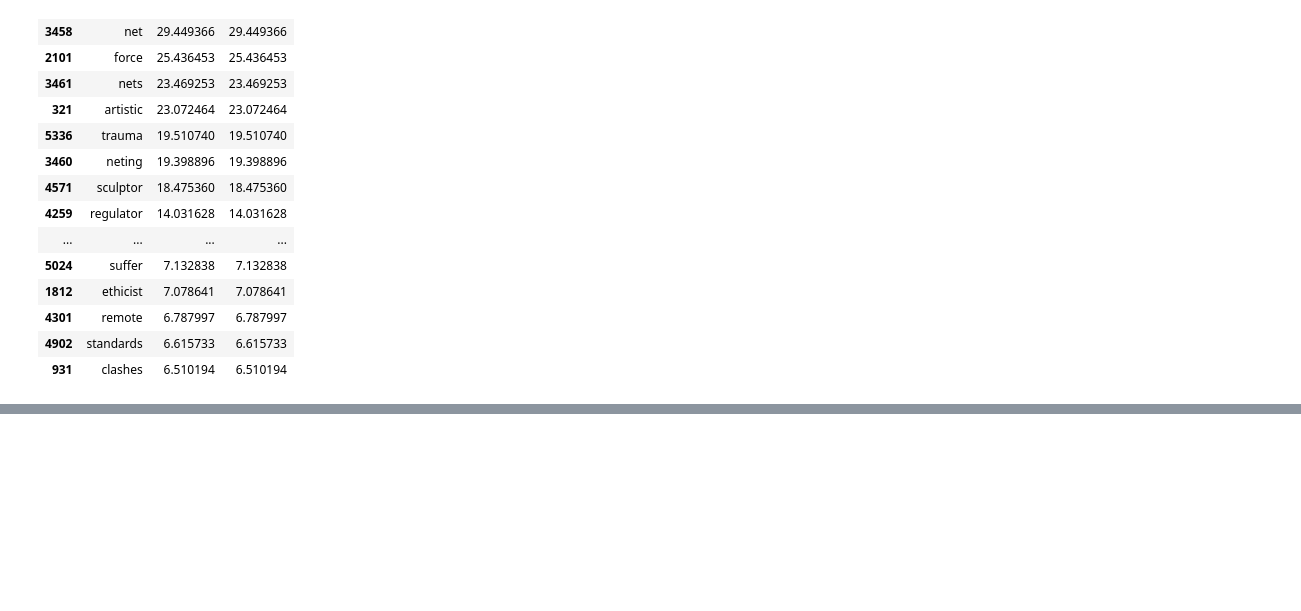
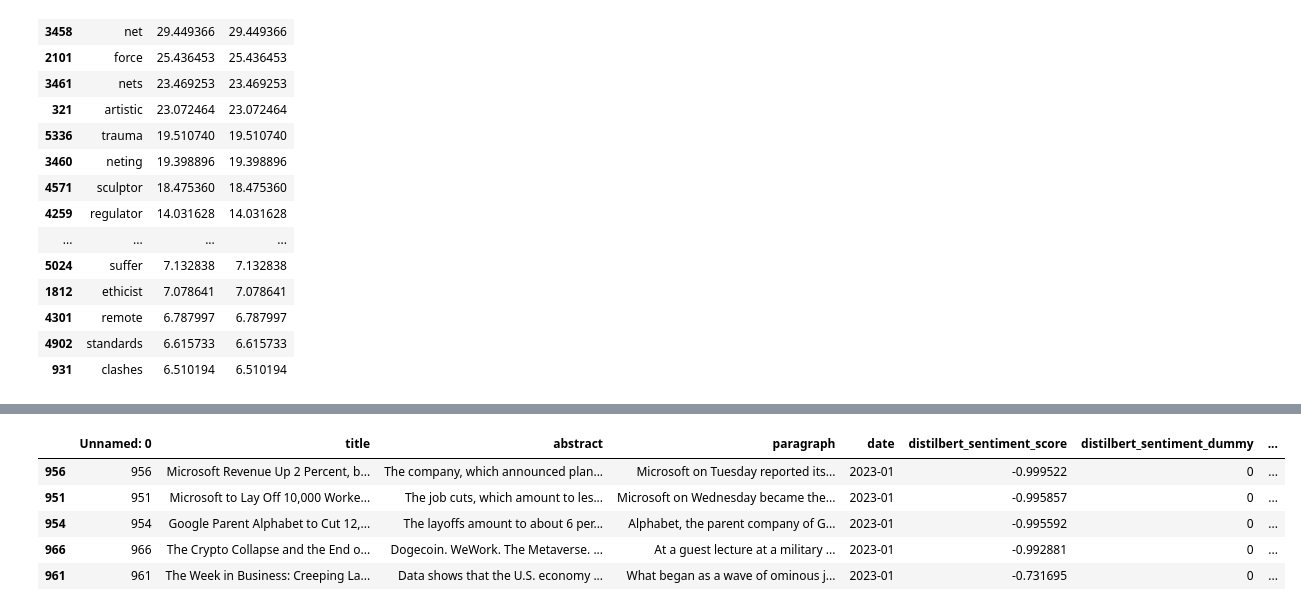
Before and after one commit to nadyatan21/ECON1620-Spring2024, a Jupyter notebook: ProjTwo/Draft_Two_Code_Nadya.ipynb, the cells around one changed output, grey strips where cells are left out. Drawn from its saved outputs; the diff is of its cells as text; code cells hidden in the pictures; blank space fills up the shorter version.

```diff
--- a/ProjTwo/Draft_Two_Code_Nadya.ipynb
+++ b/ProjTwo/Draft_Two_Code_Nadya.ipynb
@@ -528,0 +538,16 @@ nyt_data.head()
+# %%
+# Now for the most negative articles that are both AI and employment related
+# Filter the DataFrame for the date '2023-01' and where 'mentions_employment' is equal to 1
+filtered_data = nyt_data[(nyt_data['date'] == '2023-01') & (nyt_data['mentions_employment'] == 1)]
+
+# Sort the filtered DataFrame by 'distilbert_sentiment_score' in descending order
+sorted_data = filtered_data.sort_values(by='distilbert_sentiment_score', ascending=True)
+
+sorted_data.head()
+# %% [output]
+|  | Unnamed: 0 | title | abstract | paragraph | date | distilbert_sentiment_score | distilbert_sentiment_dummy | ... |
+| 956 | 956 | Microsoft Revenue Up 2 Percent, b... | The company, which announced plan... | Microsoft on Tuesday reported its... | 2023-01 | -0.999522 | 0 | ... |
+| 951 | 951 | Microsoft to Lay Off 10,000 Worke... | The job cuts, which amount to les... | Microsoft on Wednesday became the... | 2023-01 | -0.995857 | 0 | ... |
+| 954 | 954 | Google Parent Alphabet to Cut 12,... | The layoffs amount to about 6 per... | Alphabet, the parent company of G... | 2023-01 | -0.995592 | 0 | ... |
+| 966 | 966 | The Crypto Collapse and the End o... | Dogecoin. WeWork. The Metaverse. ... | At a guest lecture at a military ... | 2023-01 | -0.992881 | 0 | ... |
+| 961 | 961 | The Week in Business: Creeping La... | Data shows that the U.S. economy ... | What began as a wave of ominous j... | 2023-01 | -0.731695 | 0 | ... |
```
Also changed, not shown: parts of 2 cells of this notebook, 5 other files.
